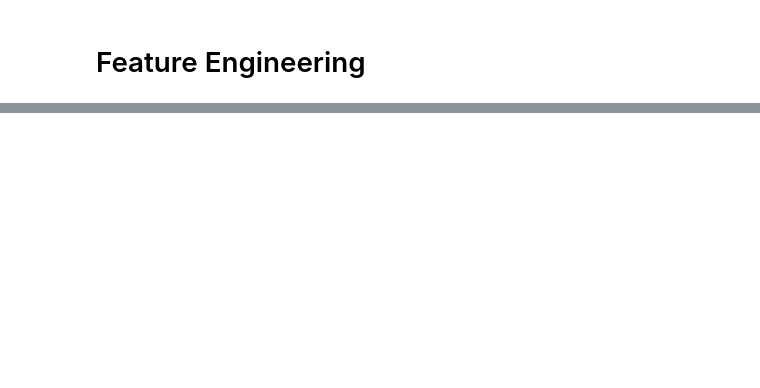
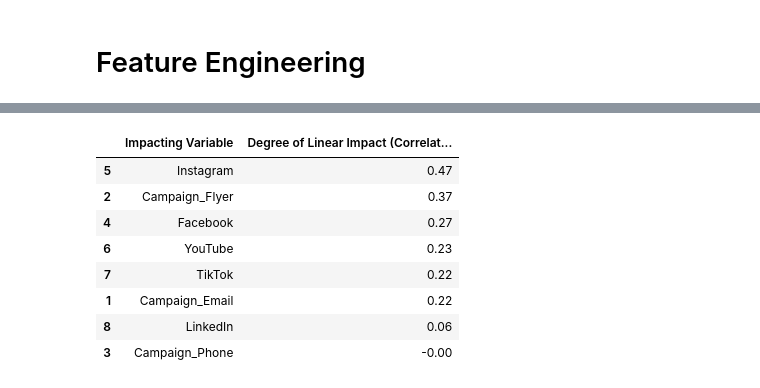
Before and after one commit to Asif-Rasool/MMM, a Jupyter notebook: main.ipynb, the cells around one changed output, grey strips where cells are left out. Saved outputs shown, nothing was run; the diff lists cells and outputs as text; code cells hidden in the pictures; blank space fills up the shorter version.

```diff
--- a/main.ipynb
+++ b/main.ipynb
@@ -94,0 +126,35 @@ df_cleaned['Calendar_Year']=df_cleaned['Calendardate'].dt.year
+# %%
+import seaborn as sns
+import pandas as pd
+
+# Set color map
+cm = sns.light_palette("green", as_cmap=True)
+
+# Compute correlation with 'Amount_Collected'
+correlation_analysis = pd.DataFrame(
+    df_cleaned[['Amount_Collected',
+          'Campaign_Email', 'Campaign_Flyer', 'Campaign_Phone',
+          'Facebook', 'Instagram', 'YouTube', 'TikTok', 'LinkedIn']].corr()['Amount_Collected']
+).reset_index()
+
+# Rename columns for clarity
+correlation_analysis.columns = ['Impacting Variable', 'Degree of Linear Impact (Correlation)']
+
+# Remove self-correlation
+correlation_analysis = correlation_analysis[correlation_analysis['Impacting Variable'] != 'Amount_Collected']
+
+# Sort by correlation strength
+correlation_analysis = correlation_analysis.sort_values('Degree of Linear Impact (Correlation)', ascending=False)
+
+# Style and display
+correlation_analysis.style.background_gradient(cmap=cm).format(precision=2)
+# %% [output]
+|  | Impacting Variable | Degree of Linear Impact (Correlat... |
+| 5 | Instagram | 0.47 |
+| 2 | Campaign_Flyer | 0.37 |
+| 4 | Facebook | 0.27 |
+| 6 | YouTube | 0.23 |
+| 7 | TikTok | 0.22 |
+| 1 | Campaign_Email | 0.22 |
+| 8 | LinkedIn | 0.06 |
+| 3 | Campaign_Phone | -0.00 |
```
Also changed, not shown: parts of 9 cells of this notebook, 10 other files.
